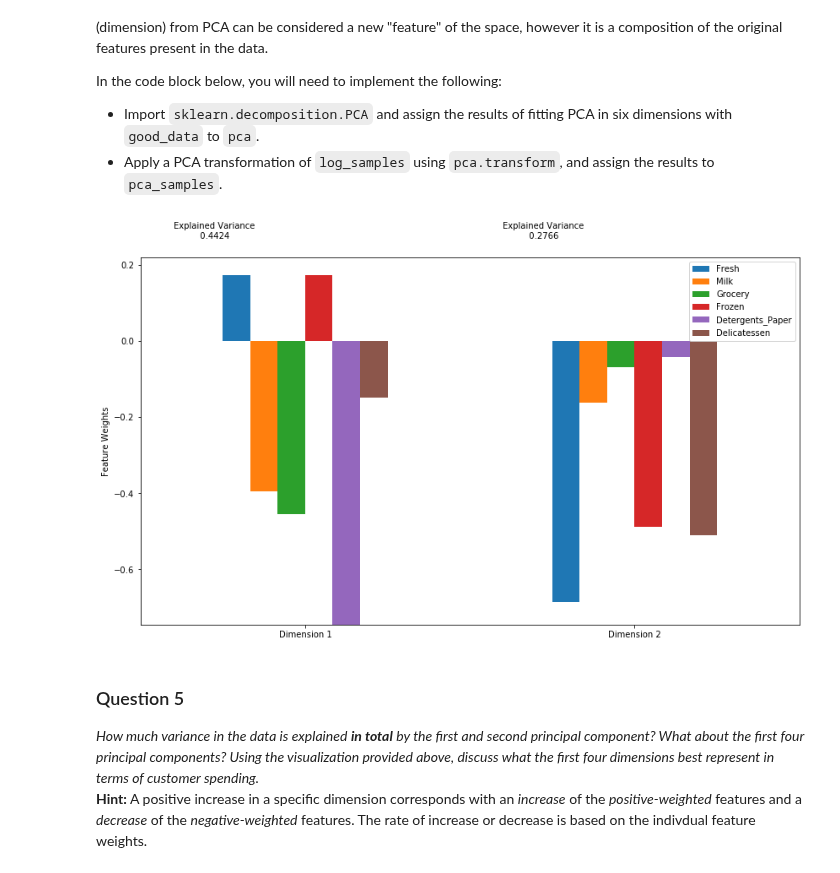
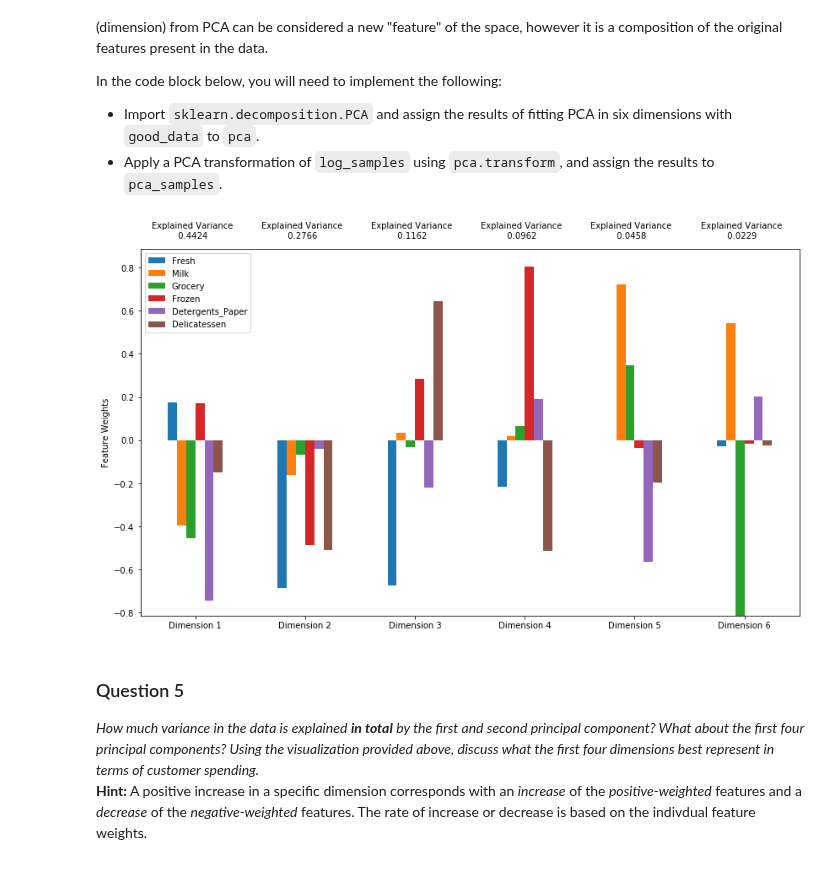
Before and after one commit to knatarasan/machine-learning, a Jupyter notebook: projects/customer_segments/customer_segments.ipynb, the cells around one changed output. Drawn from its saved outputs; the diff is of its cells as text; code cells hidden in the pictures.

```diff
--- a/projects/customer_segments/customer_segments.ipynb
+++ b/projects/customer_segments/customer_segments.ipynb
@@ -356,18 +356,18 @@ In the code block below, you will need to implement the following:
 # %%
 
 from sklearn.decomposition import PCA
 
 # TODO: Apply PCA by fitting the good data with the same number of dimensions as features
-pca = PCA(n_components=2)
+pca = PCA(n_components=6)
 pca.fit(good_data)
 
 # TODO: Transform log_samples using the PCA fit above
 pca_samples = pca.transform(log_samples)
 
 # Generate PCA results plot
 pca_results = vs.pca_results(good_data, pca)
 # %% [output]
-[figure, old version]
+[figure, new version]
 # %% [markdown]
 ### Question 5
 *How much variance in the data is explained* ***in total*** *by the first and second principal component? What about the first four principal components? Using the visualization provided above, discuss what the first four dimensions best represent in terms of customer spending.*
```
Also changed, not shown: parts of 16 cells of this notebook.
